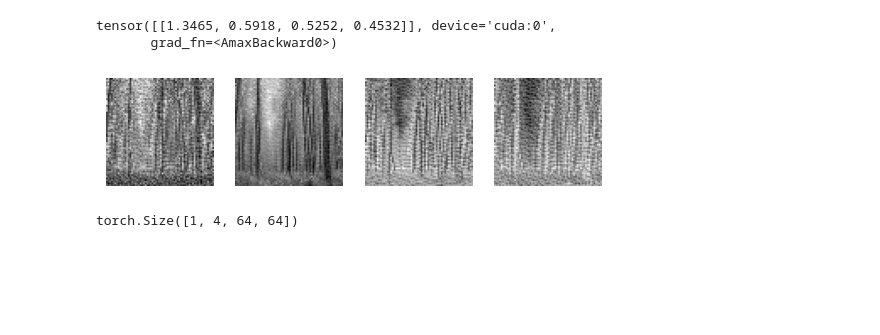
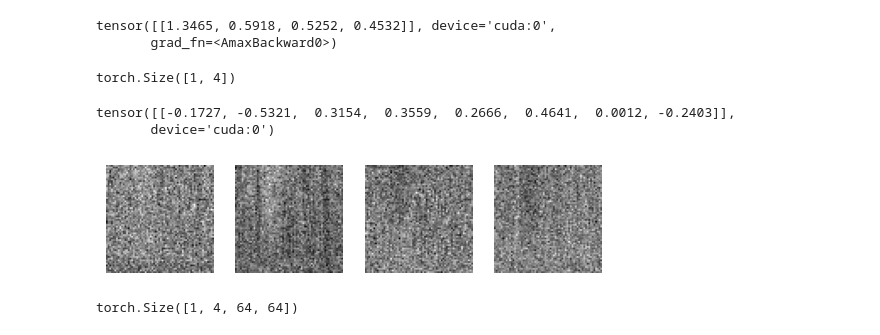
Before and after one commit to alexpondaven/particlediffusion, a Jupyter notebook: particles.ipynb, the cells around one changed output. Cells and saved outputs as stored; diff of their text form; code cells hidden in the pictures; blank space fills up the shorter version.

```diff
--- a/particles.ipynb
+++ b/particles.ipynb
@@ -81,4 +81,4 @@ config = {**config,
           "text_embeddings": text_embeddings
           }
 # %%
-latent = denoise([1], 0, config, return_all_samples=True, generator=generator)
+latent = denoise([1], 0, config, return_all_samples=False, generator=generator)
@@ -496,15 +552,24 @@ tensor([[1.3465, 0.5918, 0.5252, 0.4532]], device='cuda:0',
+# %%
+vert.shape
+# %% [output]
+torch.Size([1, 4])
+# %%
+torch.cat((vert, horz), axis=1)
+# %% [output]
+tensor([[-0.1727, -0.5321,  0.3154,  0.3559,  0.2666,  0.4641,  0.0012, -0.2403]],
+       device='cuda:0')
 # %%
-lat = latent.permute(2,3,1,0).squeeze().cpu().detach()[...,:]
+lat = latent[6].permute(2,3,1,0).squeeze().cpu().detach()[...,:]
 lat -= torch.amin(lat, dim=(0,1))
 lat /= torch.amax(lat, dim=(0,1))
 for i in range(4):
     plt.subplot(1,4,i+1)
     plt.axis('off')
     plt.imshow(lat[...,i], cmap='gray')
 filename = f"data/latent.png"
 plt.savefig(filename)
 # %% [output]
-[figure, old version]
+[figure, new version]
 # %%
 latent.shape
 # %% [output]
```
Also changed, not shown: parts of 15 cells of this notebook, 4 other files.
